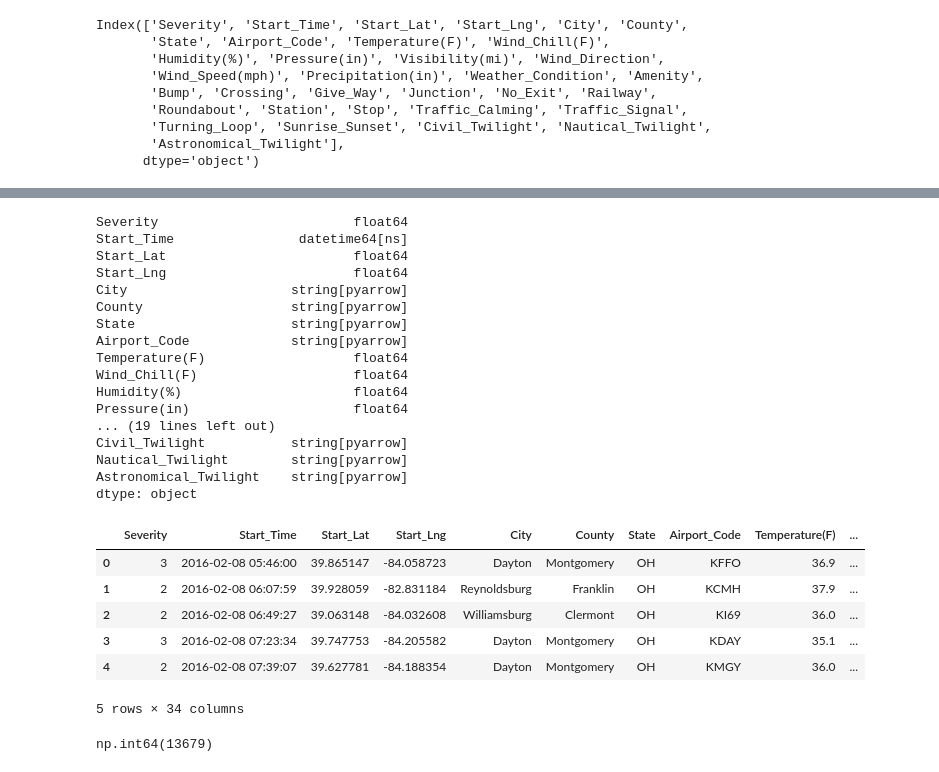
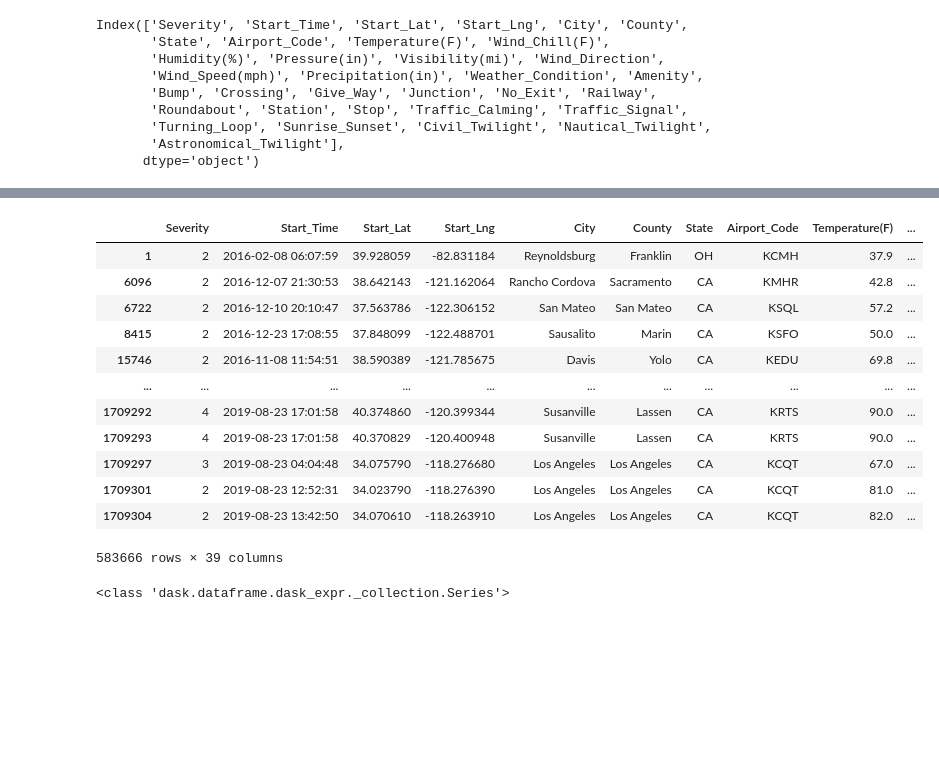
Before and after one commit to zoya-fatima22/us-accidents-thesis, a Jupyter notebook: experiments/1_data_prep_dask.ipynb, the cells around one changed output, grey strips where cells are left out. Drawn from its saved outputs; the diff is of its cells as text; code cells hidden in the pictures; blank space fills up the shorter version.

Commit message:
dask code attempted, stuck at the fill na

```diff
--- a/experiments/1_data_prep_dask.ipynb
+++ b/experiments/1_data_prep_dask.ipynb
@@ -83,0 +82,2 @@ Index(['Severity', 'Start_Time', 'Start_Lat', 'Start_Lng', 'City', 'County',
+# %%
+ddf_airports = ddf_airports.drop(columns=['type', 'elevation_ft', 'continent', 'iso_country', 'iso_region', 'municipality', 'icao_code', 'iata_code'], errors='ignore').compute()
@@ -83,0 +93,8 @@ Index(['Severity', 'Start_Time', 'Start_Lat', 'Start_Lng', 'City', 'County',
+# %%
+# Split coordinates
+ddf_airports[['latitude', 'longitude']] = ddf_airports['coordinates'].str.split(',', expand=True)
+ddf_airports['latitude'] = ddf_airports['latitude'].astype(float)
+ddf_airports['longitude'] = ddf_airports['longitude'].astype(float)
+ddf_airports = ddf_airports.drop(columns=['coordinates'], errors='ignore')
+# %%
+ddf_airports = ddf_airports.rename(columns={'ident': 'Airport_Code', 'name': 'airport_name'})
@@ -83,0 +110,2 @@ Index(['Severity', 'Start_Time', 'Start_Lat', 'Start_Lng', 'City', 'County',
+# %%
+ddf = ddf.merge(ddf_airports, how='left', left_on='Airport_Code', right_on='Airport_Code', suffixes=('', '_airport'))
@@ -84,34 +122,20 @@ Index(['Severity', 'Start_Time', 'Start_Lat', 'Start_Lng', 'City', 'County',
+# %%
+ddf[ddf['airport_name'].isna() & (~ddf['Airport_Code'].isna())].compute()
+# %% [output]
+|  | Severity | Start_Time | Start_Lat | Start_Lng | City | County | State | Airport_Code | Temperature(F) | ... |
+| 1 | 2 | 2016-02-08 06:07:59 | 39.928059 | -82.831184 | Reynoldsburg | Franklin | OH | KCMH | 37.9 | ... |
+| 6096 | 2 | 2016-12-07 21:30:53 | 38.642143 | -121.162064 | Rancho Cordova | Sacramento | CA | KMHR | 42.8 | ... |
+| 6722 | 2 | 2016-12-10 20:10:47 | 37.563786 | -122.306152 | San Mateo | San Mateo | CA | KSQL | 57.2 | ... |
+| 8415 | 2 | 2016-12-23 17:08:55 | 37.848099 | -122.488701 | Sausalito | Marin | CA | KSFO | 50.0 | ... |
+| 15746 | 2 | 2016-11-08 11:54:51 | 38.590389 | -121.785675 | Davis | Yolo | CA | KEDU | 69.8 | ... |
+| ... | ... | ... | ... | ... | ... | ... | ... | ... | ... | ... |
+| 1709292 | 4 | 2019-08-23 17:01:58 | 40.374860 | -120.399344 | Susanville | Lassen | CA | KRTS | 90.0 | ... |
+| 1709293 | 4 | 2019-08-23 17:01:58 | 40.370829 | -120.400948 | Susanville | Lassen | CA | KRTS | 90.0 | ... |
+| 1709297 | 3 | 2019-08-23 04:04:48 | 34.075790 | -118.276680 | Los Angeles | Los Angeles | CA | KCQT | 67.0 | ... |
+| 1709301 | 2 | 2019-08-23 12:52:31 | 34.023790 | -118.276390 | Los Angeles | Los Angeles | CA | KCQT | 81.0 | ... |
+| 1709304 | 2 | 2019-08-23 13:42:50 | 34.070610 | -118.263910 | Los Angeles | Los Angeles | CA | KCQT | 82.0 | ... |
+583666 rows × 39 columns
 # %%
-print(ddf.dtypes)
+print(type(ddf['Airport_Code']))
 # %% [output]
-Severity                         float64
-Start_Time                datetime64[ns]
-Start_Lat                        float64
-Start_Lng                        float64
-City                     string[pyarrow]
-County                   string[pyarrow]
-State                    string[pyarrow]
-Airport_Code             string[pyarrow]
-Temperature(F)                   float64
-Wind_Chill(F)                    float64
-Humidity(%)                      float64
-Pressure(in)                     float64
-... (19 lines left out)
-Civil_Twilight           string[pyarrow]
-Nautical_Twilight        string[pyarrow]
-Astronomical_Twilight    string[pyarrow]
-dtype: object
+<class 'dask.dataframe.dask_expr._collection.Series'>
-# %%
-display(ddf.head())
-# %% [output]
-|  | Severity | Start_Time | Start_Lat | Start_Lng | City | County | State | Airport_Code | Temperature(F) | ... |
-| 0 | 3 | 2016-02-08 05:46:00 | 39.865147 | -84.058723 | Dayton | Montgomery | OH | KFFO | 36.9 | ... |
-| 1 | 2 | 2016-02-08 06:07:59 | 39.928059 | -82.831184 | Reynoldsburg | Franklin | OH | KCMH | 37.9 | ... |
-| 2 | 2 | 2016-02-08 06:49:27 | 39.063148 | -84.032608 | Williamsburg | Clermont | OH | KI69 | 36.0 | ... |
-| 3 | 3 | 2016-02-08 07:23:34 | 39.747753 | -84.205582 | Dayton | Montgomery | OH | KDAY | 35.1 | ... |
-| 4 | 2 | 2016-02-08 07:39:07 | 39.627781 | -84.188354 | Dayton | Montgomery | OH | KMGY | 36.0 | ... |
-5 rows × 34 columns
-# %%
-ddf['City'].nunique().compute()
-# %% [output]
-np.int64(13679)
```
Also changed, not shown: parts of 40 cells of this notebook, 1 other file.
